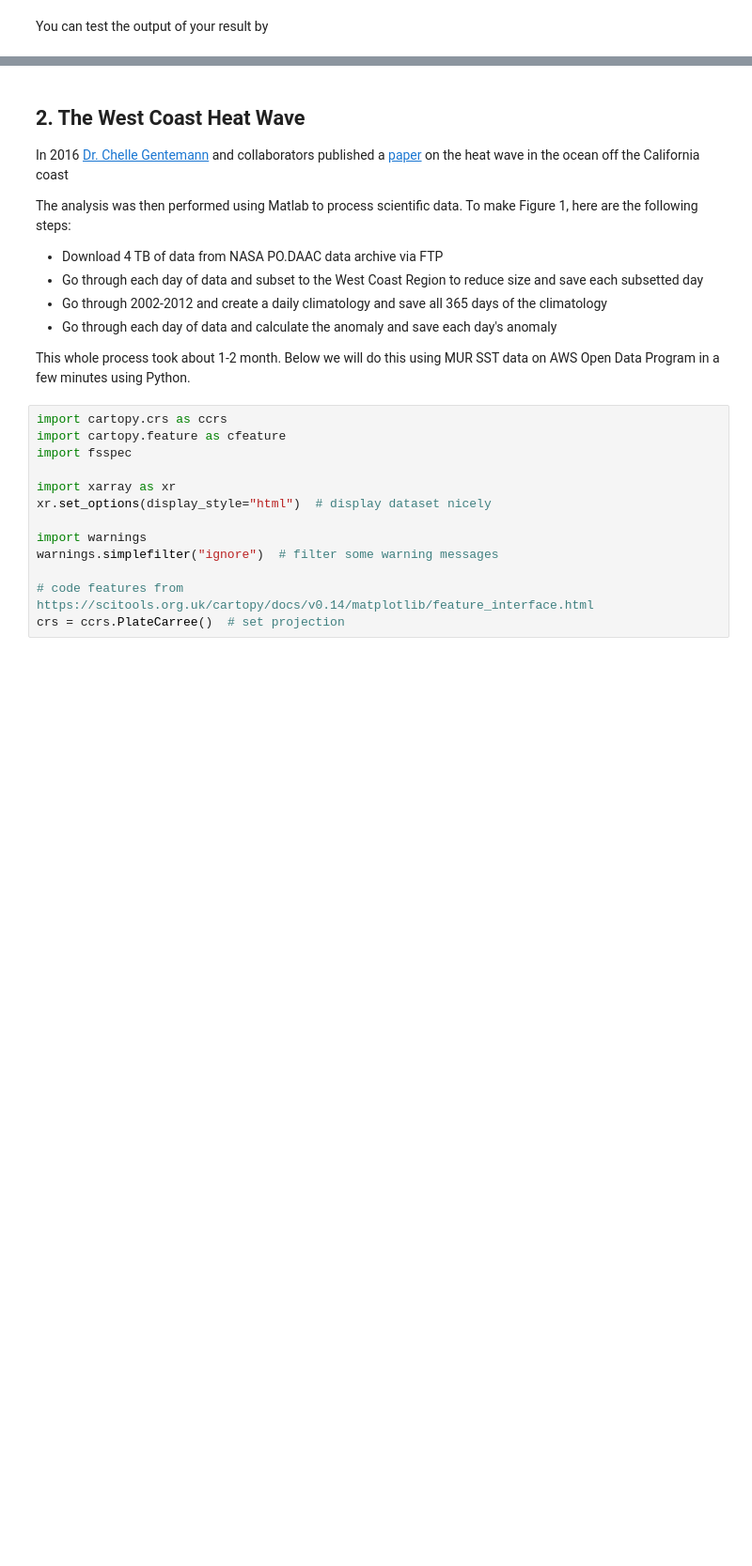
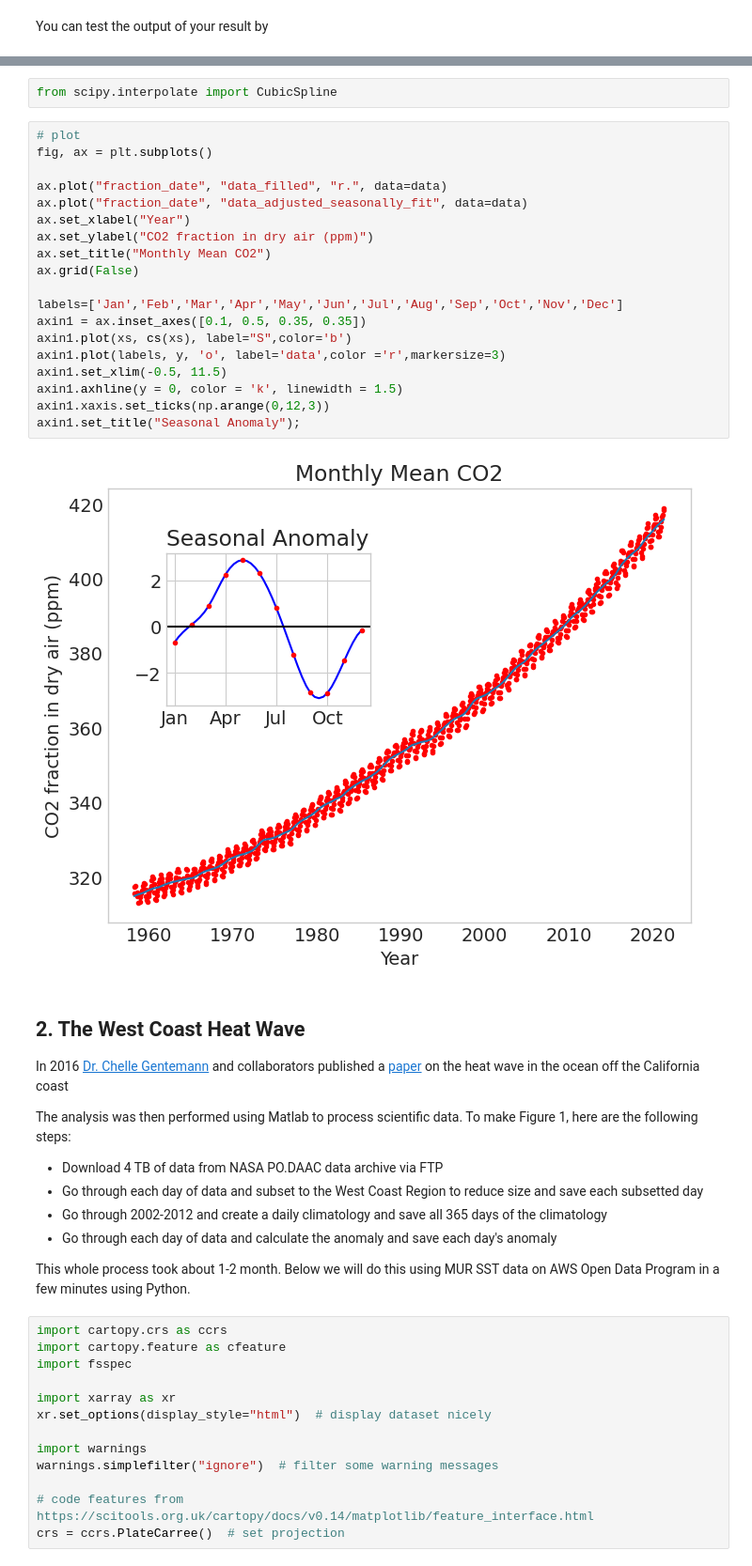
Before and after one commit to Jhartanto30/hw03-Group21, a Jupyter notebook: hw03-climate.ipynb, the cells around one changed output, grey strips where cells are left out. Shown at 94% size. Cells and saved outputs as stored; diff of their text form; blank space fills up the shorter version.

```diff
--- a/hw03-climate.ipynb
+++ b/hw03-climate.ipynb
@@ -146,6 +157,29 @@ Next, recreate the following figure, which is much closer to the one in the lect
 - The "Seasonal Anomaly" inset graph can be created with `ax.inset_axes(...)`. You can treat the `Axes` object returned like any other `Axes` object.
 - Remember that you can set the tick labels with `ax.set_xticks(...)`.
 - To get the data points plotted as red dots, when you use `ax.plot(...)`, pass in `"r."` as the argument immediately following any data you pass in. The `"r"` indicates the color, while the `"."` indicates how the data will be plotted (if you don't put the `"."`, it will be a line instead).
+# %%
+from scipy.interpolate import CubicSpline
+# %%
+# plot
+fig, ax = plt.subplots()
+
+ax.plot("fraction_date", "data_filled", "r.", data=data)
+ax.plot("fraction_date", "data_adjusted_seasonally_fit", data=data)
+ax.set_xlabel("Year")
+ax.set_ylabel("CO2 fraction in dry air (ppm)")
+ax.set_title("Monthly Mean CO2")
+ax.grid(False)
+
+labels=['Jan','Feb','Mar','Apr','May','Jun','Jul','Aug','Sep','Oct','Nov','Dec']
+axin1 = ax.inset_axes([0.1, 0.5, 0.35, 0.35])
+axin1.plot(xs, cs(xs), label="S",color='b')
+axin1.plot(labels, y, 'o', label='data',color ='r',markersize=3)
+axin1.set_xlim(-0.5, 11.5)
+axin1.axhline(y = 0, color = 'k', linewidth = 1.5)
+axin1.xaxis.set_ticks(np.arange(0,12,3))
+axin1.set_title("Seasonal Anomaly");
+# %% [output]
+[figure, added]
 # %% [markdown]
 ## 2. The West Coast Heat Wave
 
```
Also changed, not shown: parts of 3 cells of this notebook.
